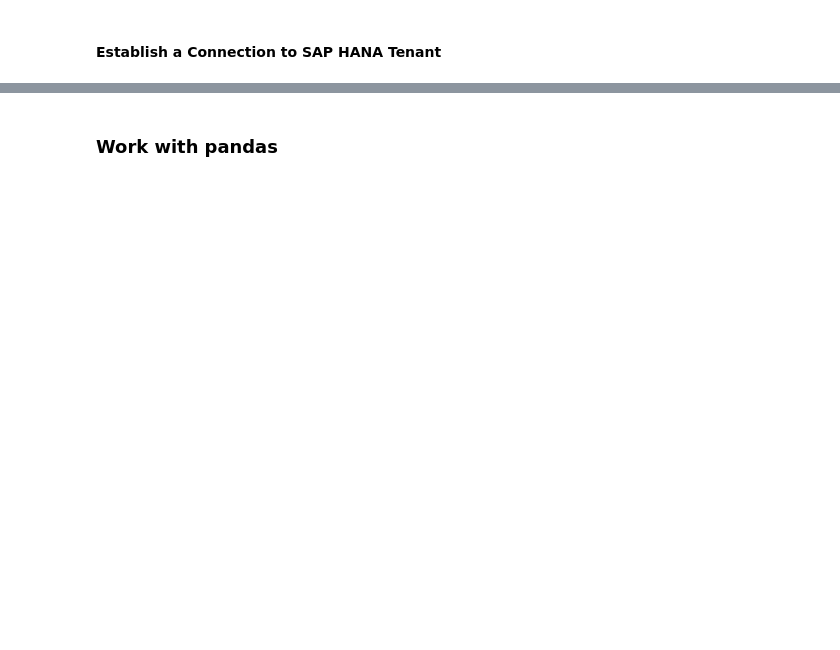
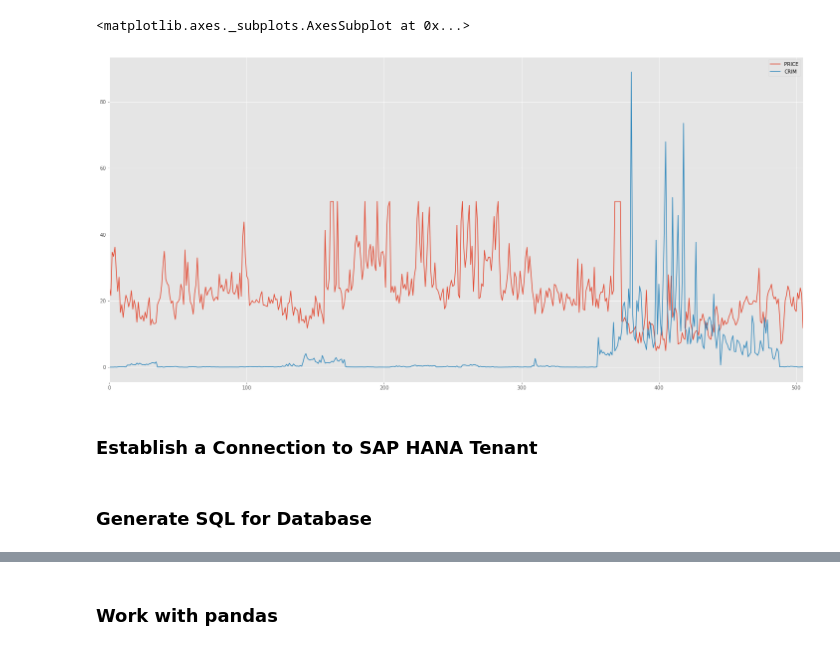
Before and after one commit to vdmitriyev/data-analysis-notebooks, a Jupyter notebook: hana/sap-hana-and-python-analysis-basics.ipynb, the cells around one changed output, grey strips where cells are left out. Drawn from its saved outputs; the diff is of its cells as text; code cells hidden in the pictures; blank space fills up the shorter version.

```diff
--- a/hana/sap-hana-and-python-analysis-basics.ipynb
+++ b/hana/sap-hana-and-python-analysis-basics.ipynb
@@ -52,0 +65,2 @@ rcParams['figure.figsize'] = 25, 12
+# %%
+df = pd.read_csv('data/tbl_boston_housing.csv')
@@ -53,5 +76,10 @@ rcParams['figure.figsize'] = 25, 12
+# %%
+df[["PRICE", "CRIM"]].plot()
+# %% [output]
+<matplotlib.axes._subplots.AxesSubplot at 0x...>
+[figure, added]
 # %% [markdown]
-#### Establish a Connection to SAP HANA Tenant
+### Establish a Connection to SAP HANA Tenant
 # %%
 connection = pyhdb.connect(
     host=settings.HOST,
@@ -59,3 +87,5 @@ connection = pyhdb.connect(
     user=settings.USER,
     password=settings.PASSWORD
 )
+# %% [markdown]
+### Generate SQL for Database
```
Also changed, not shown: parts of 11 cells of this notebook, 2 other files.
